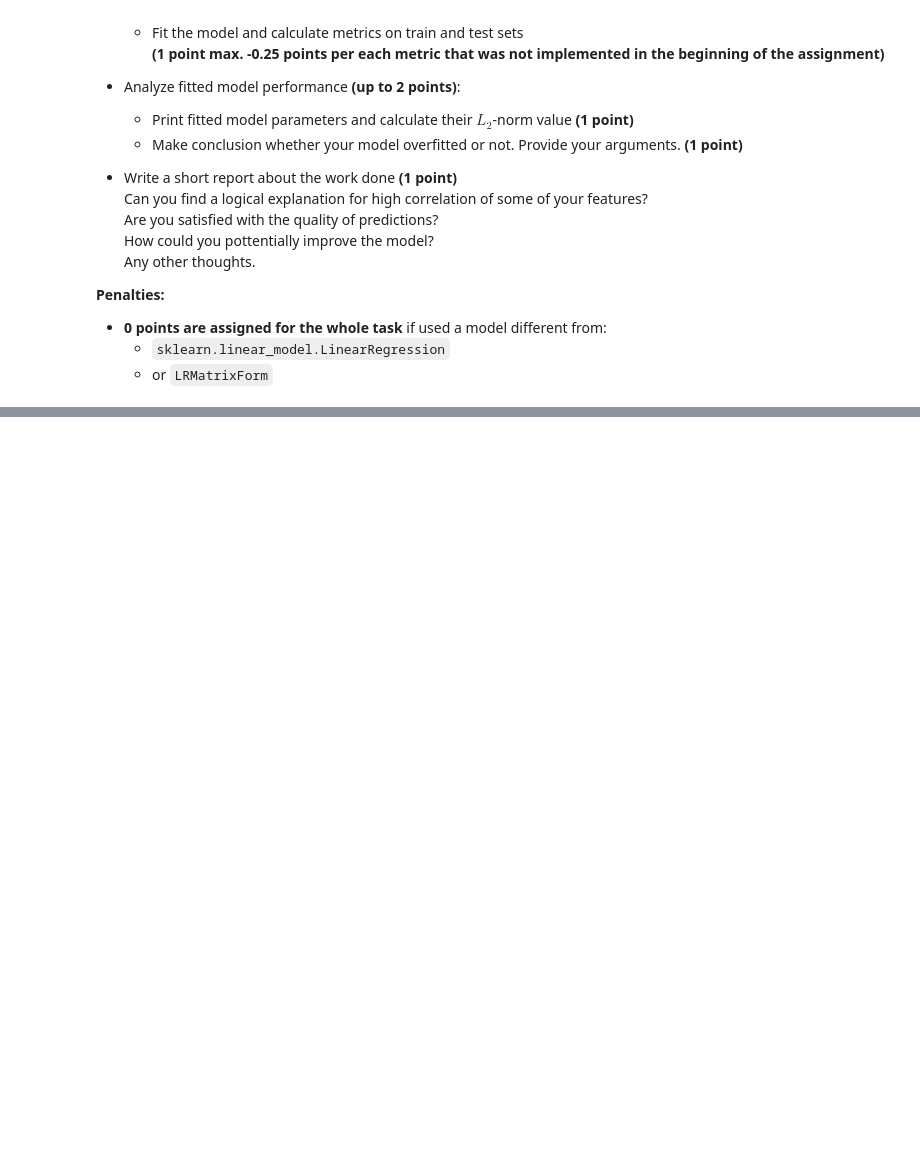
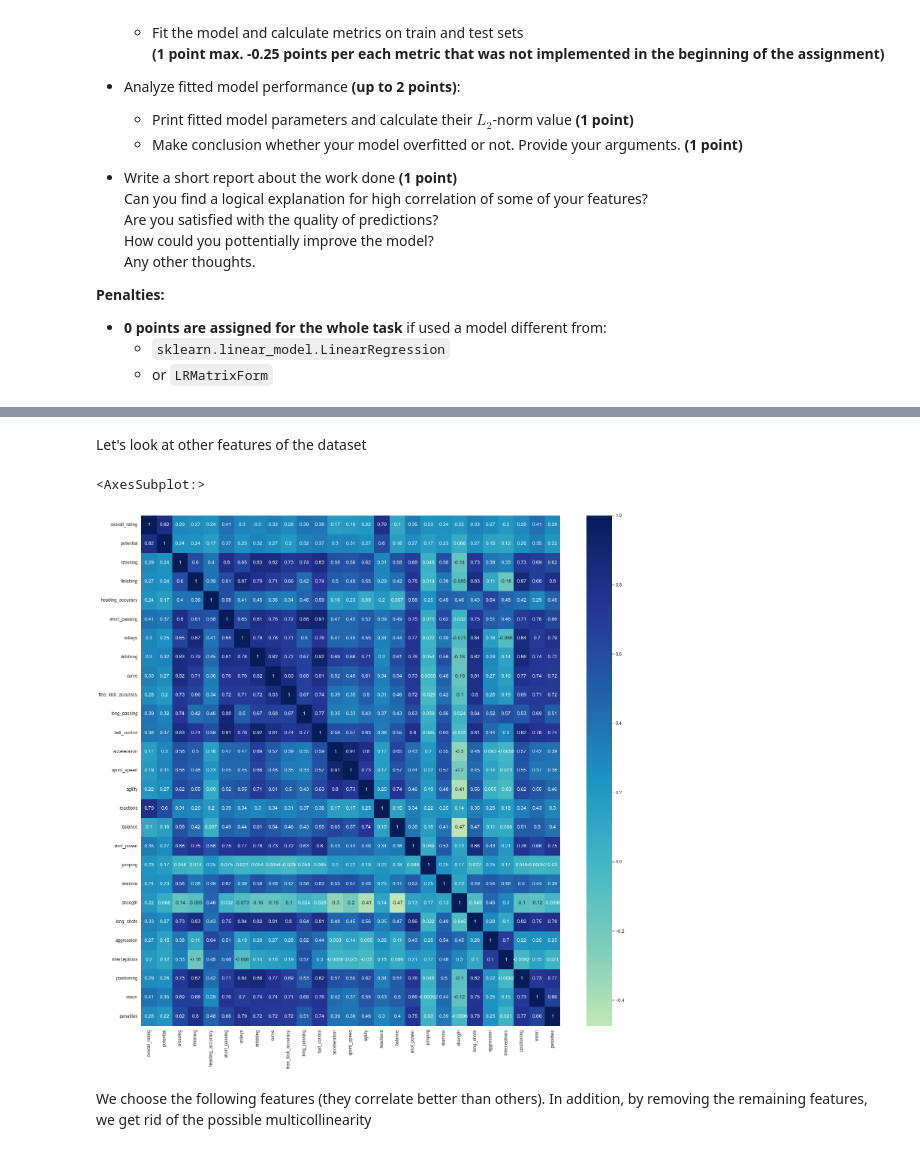
Before and after one commit to akvise/ml-course, a Jupyter notebook: 3_linear_regression/linear_regression.ipynb, the cells around one changed output, grey strips where cells are left out. Saved outputs shown, nothing was run; the diff lists cells and outputs as text; code cells hidden in the pictures; blank space fills up the shorter version.

```diff
--- a/3_linear_regression/linear_regression.ipynb
+++ b/3_linear_regression/linear_regression.ipynb
@@ -1623,0 +1631,10 @@ Steps you need to follow:
+# %% [markdown]
+Let's look at other features of the dataset
+# %%
+plt.figure(figsize=(25,25))
+sns.heatmap(df.loc[:, 'overall_rating': 'penalties'].corr(), annot = True, center=0, cmap='YlGnBu')
+# %% [output]
+<AxesSubplot:>
+[figure, added]
+# %% [markdown]
+We choose the following features (they correlate better than others). In addition, by removing the remaining features, we get rid of the possible multicollinearity
```
Also changed, not shown: parts of 71 cells of this notebook.
